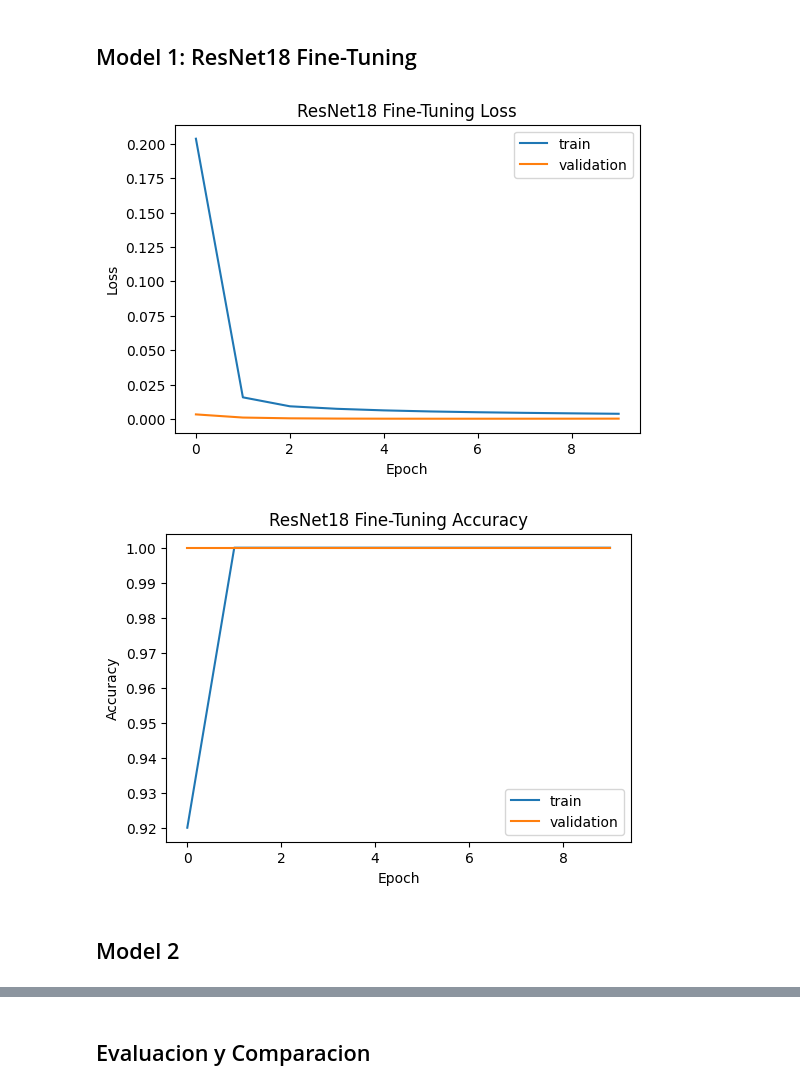
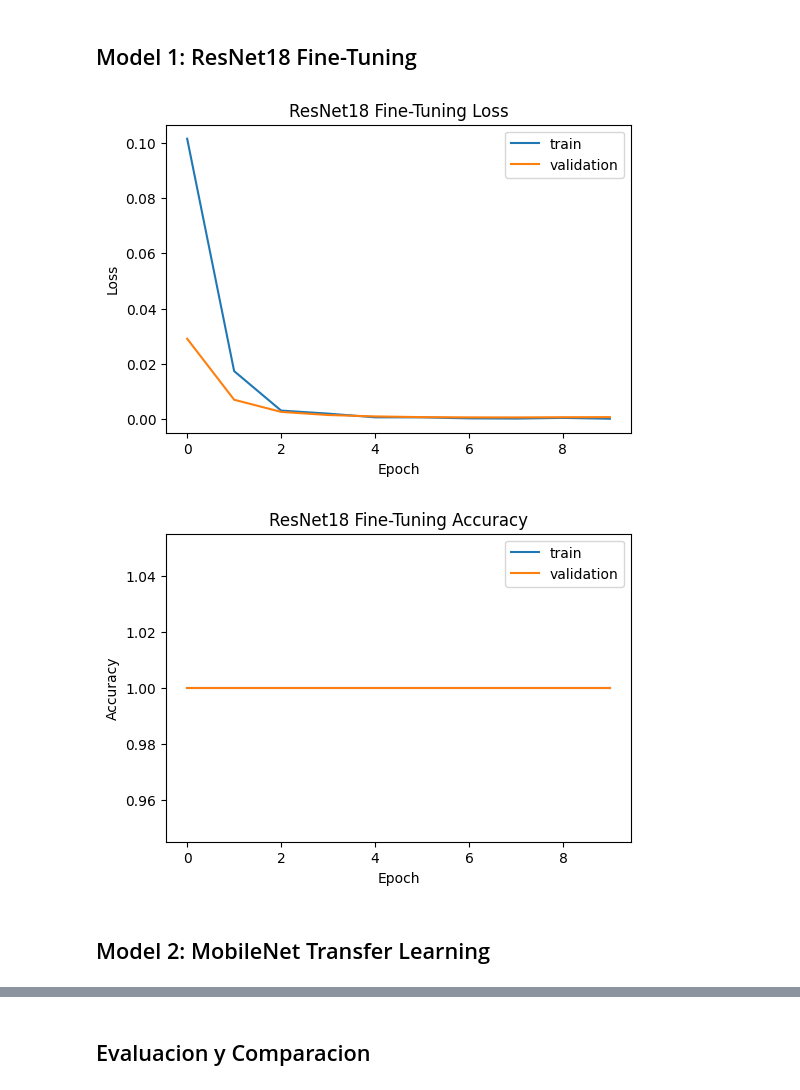
Before and after one commit to wushang549/Equipo, a Jupyter notebook: fineTuning.ipynb, the cells around one changed output, grey strips where cells are left out. Drawn from its saved outputs; the diff is of its cells as text; code cells hidden in the pictures.

```diff
--- a/fineTuning.ipynb
+++ b/fineTuning.ipynb
@@ -235,31 +244,37 @@ plot_accuracies(resnet_tl_res, 'ResNet18 Transfer Learning Accuracy')
 # %% [markdown]
 ## Model 1: ResNet18 Fine-Tuning
-# %%
-for param in model_resnet_tl.parameters():
-    param.requires_grad = False
-
-for param in model_resnet_tl.layer4.parameters():
-    param.requires_grad = True
-
-for param in model_resnet_tl.fc.parameters():
-    param.requires_grad = True
-
-optimizer = Adam(filter(lambda p: p.requires_grad, model_resnet_tl.parameters()), lr=0.0001)
-epochs = 10
-
-resnet_ft_res = train(
-    model_resnet_tl,
-    train_loader,
-    val_loader,
-    criterion,
-    optimizer,
-    epochs
-)
-
-plot_losses(resnet_ft_res, 'ResNet18 Fine-Tuning Loss')
-plot_accuracies(resnet_ft_res, 'ResNet18 Fine-Tuning Accuracy')
-# %% [output]
-[figure, removed]
-[figure, removed]
+# %%
+# Entrenar modelo resnet con fine tuning
+
+model_resnet_ft = copy.deepcopy(model_resnet_tl)
+
+for param in model_resnet_ft.parameters():
+    param.requires_grad = False
+
+for param in model_resnet_ft.layer4.parameters():
+    param.requires_grad = True
+
+for param in model_resnet_ft.fc.parameters():
+    param.requires_grad = True
+
+optimizer = Adam(
+    filter(lambda p: p.requires_grad, model_resnet_ft.parameters()),
+    lr=1e-4
+)
+
+resnet_ft_res = train(
+    model_resnet_ft,
+    train_loader,
+    val_loader,
+    criterion,
+    optimizer,
+    epochs
+)
+
+plot_losses(resnet_ft_res, 'ResNet18 Fine-Tuning Loss')
+plot_accuracies(resnet_ft_res, 'ResNet18 Fine-Tuning Accuracy')
+# %% [output]
+[figure, added]
+[figure, added]
 # %% [markdown]
-## Model 2
+## Model 2: MobileNet Transfer Learning
```
Also changed, not shown: parts of 17 cells of this notebook.
